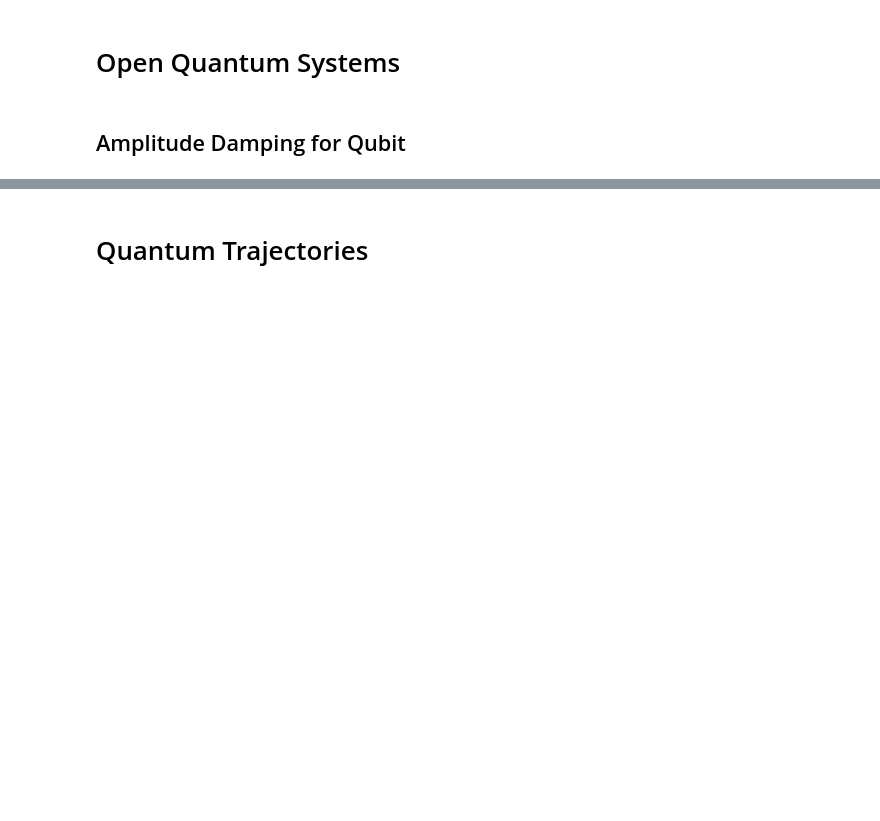
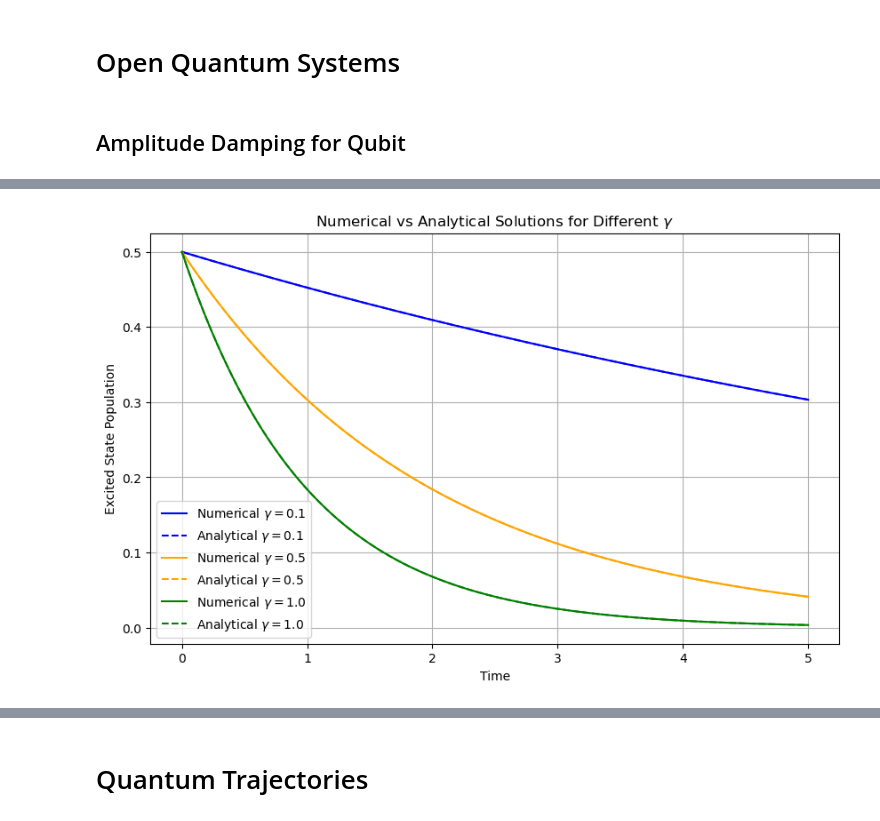
Before and after one commit to ejsung/Quantum-Trajectories-of-Schr-dinger-Cat-States, a Jupyter notebook: quantum_trajectories.ipynb, the cells around one changed output, grey strips where cells are left out. Drawn from its saved outputs; the diff is of its cells as text; code cells hidden in the pictures; blank space fills up the shorter version.

```diff
--- a/quantum_trajectories.ipynb
+++ b/quantum_trajectories.ipynb
@@ -80,0 +142,31 @@ plt.show()
+# %%
+# Parameters for varying damping rates
+gammas = [0.1, 0.5, 1.0]  # Different damping rates
+colors = ["blue", "orange", "green"]
+
+plt.figure(figsize=(10, 6))
+
+# Solve for each gamma
+for i, gamma in enumerate(gammas):
+    c_ops = [np.sqrt(gamma) * destroy(2)]
+    result = mesolve(0 * sigmaz(), initial_state, tlist, c_ops, [])
+    pop_1_numerical = [expect(basis(2, 1) * basis(2, 1).dag(), state) for state in result.states]
+    pop_1_analytical = [0.5 * np.exp(-gamma * t) for t in tlist]
+
+    plt.plot(tlist, pop_1_numerical, label=rf"Numerical $\gamma = {gamma}$", linestyle="-", color=colors[i])
+    plt.plot(tlist, pop_1_analytical, label=rf"Analytical $\gamma = {gamma}$", linestyle="--", color=colors[i])
+
+# Customize the plot
+plt.xlabel("Time")
+plt.ylabel("Excited State Population")
+plt.title(r"Numerical vs Analytical Solutions for Different $\gamma$")
+plt.legend()
+plt.grid()
+
+# Save the plot
+plt.savefig(os.path.join(img_path, 'different_gamma_comparisons.pdf'), dpi=300)
+
+# Show the plot
+plt.show()
+# %% [output]
+[figure, added]
```
Also changed, not shown: parts of 30 cells of this notebook, 26 other files.
